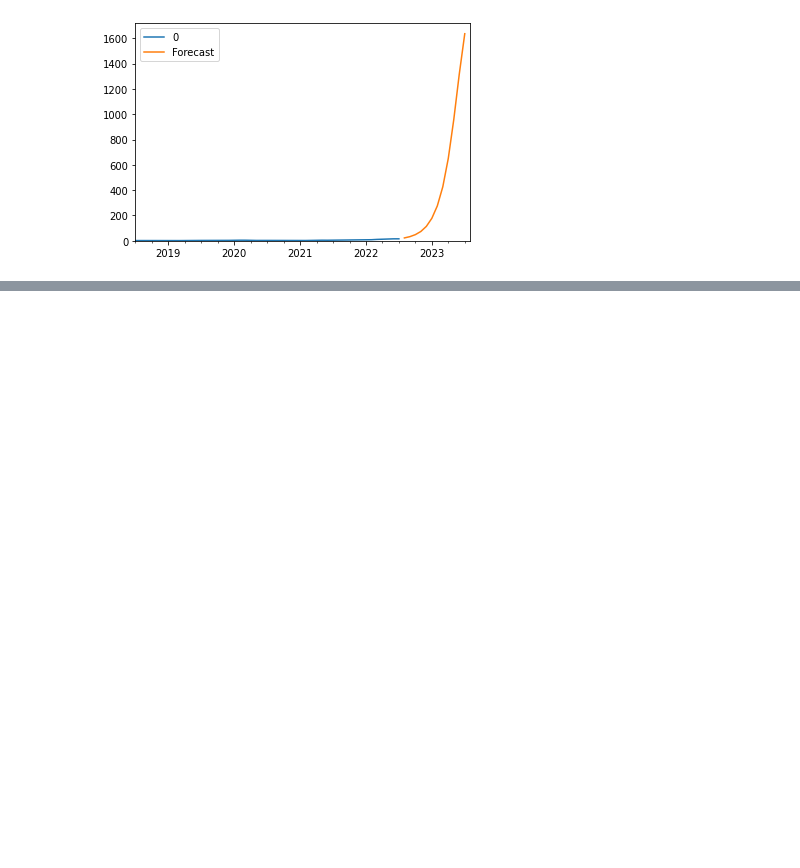
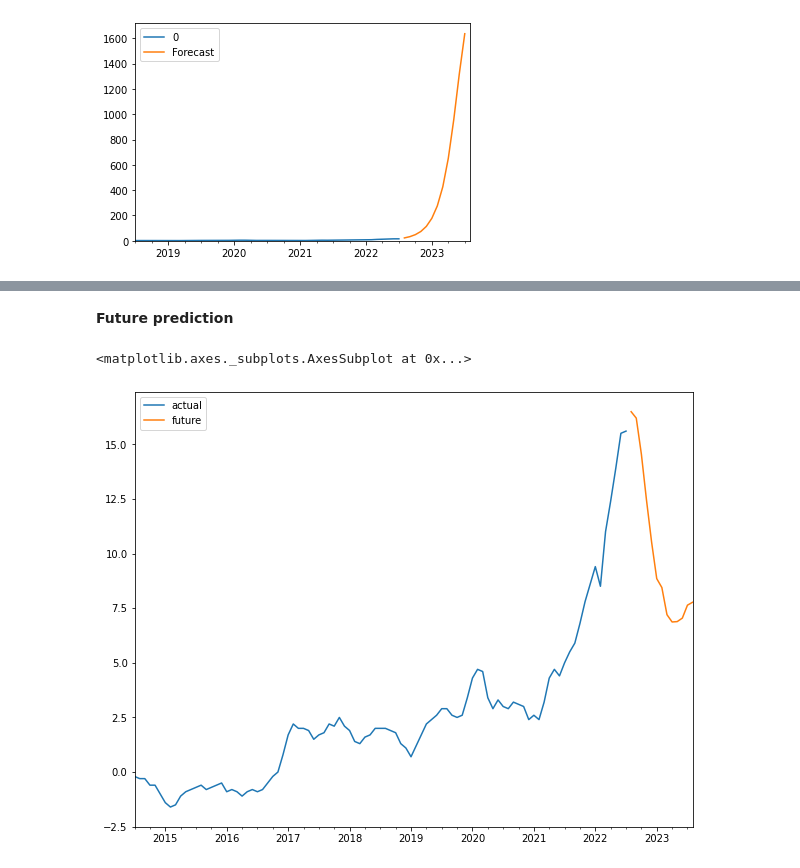
Before and after one commit to monikachudyba/ArtificialNeuralNetworkProjects, a Jupyter notebook: RNN-EconomicIndicators.ipynb, the cells around one changed output, grey strips where cells are left out. Cells and saved outputs as stored; diff of their text form; code cells hidden in the pictures; blank space fills up the shorter version.

```diff
--- a/RNN-EconomicIndicators.ipynb
+++ b/RNN-EconomicIndicators.ipynb
@@ -858,0 +983,9 @@ https://www.kaggle.com/code/chandrimad31/market-risk-nya-stock-sarimax-forecasti
+# %% [markdown]
+**Future prediction**
+# %%
+future = result.predict(len(df), len(df)+12).rename('future')
+test.rename(columns={0: 'actual'}).plot(legend=True, figsize=(10, 8))
+future.plot(legend=True)
+# %% [output]
+<matplotlib.axes._subplots.AxesSubplot at 0x...>
+[figure, added]
```
Also changed, not shown: parts of 15 cells of this notebook.
